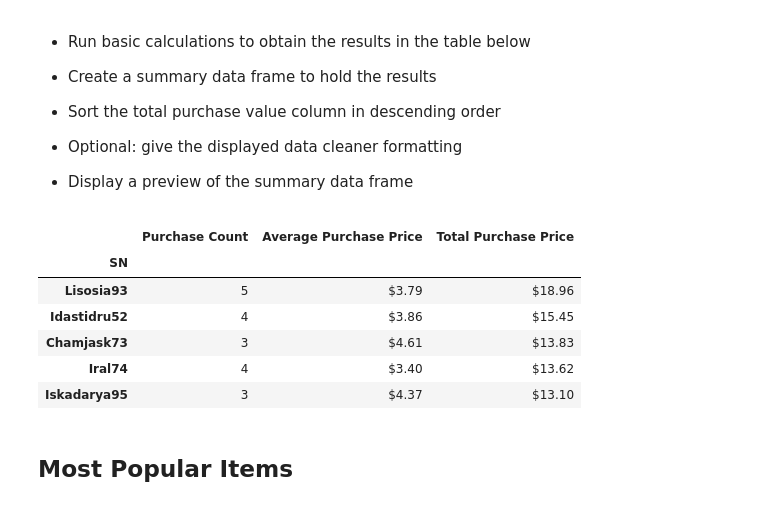
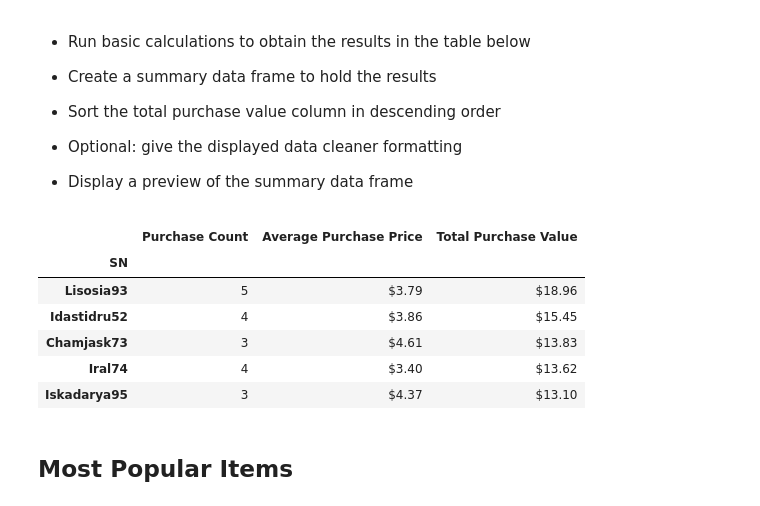
Before and after one commit to magogate/pandas-challenge, a Jupyter notebook: HeroesOfPymoli/HeroesOfPymoli_starter.ipynb, the cells around one changed output. Cells and saved outputs as stored; diff of their text form; code cells hidden in the pictures.

Commit message:
Changed column header in one of the DataFrame

```diff
--- a/HeroesOfPymoli/HeroesOfPymoli_starter.ipynb
+++ b/HeroesOfPymoli/HeroesOfPymoli_starter.ipynb
@@ -226,19 +226,19 @@ df_purchase_analysis
 # %%
 #purchase_data[purchase_data["SN"].isin(["Lisosia93", "Idastidru52", "Chamjask73", "Iral74", "Iskadarya95"]) ]
 #here first argumnt : is give "All Rows" and them filter only mentioned column in second argument
 #dfImdb = dfMovies.loc[:, dfMovies.columns.str.contains("IMDB") | dfMovies.columns.str.contains("FILM") ]
 df_top_spender = pd.DataFrame(purchase_data.groupby("SN")["Purchase ID"].count())
 #df_top_spender["Average Purchase Price"] = (purchase_data.groupby("SN")["Price"].sum() / purchase_data.groupby("SN")["Purchase ID"].count()).map("${:,.2f}".format)
 df_top_spender["Average Purchase Price"] = purchase_data.groupby("SN")["Price"].mean().map("${:,.2f}".format)
 df_top_spender["Total Purchase Price"] = round(purchase_data.groupby("SN")["Price"].sum(),2)#.astype(str)
 df_top_spender = df_top_spender.sort_values(by=["Total Purchase Price"], ascending=False)
 df_top_spender["Total Purchase Price"] = df_top_spender["Total Purchase Price"].map("${:,.2f}".format)
-df_top_spender = df_top_spender.rename(columns={"Purchase ID":"Purchase Count"})
+df_top_spender = df_top_spender.rename(columns={"Purchase ID":"Purchase Count","Total Purchase Price":"Total Purchase Value"})
 
 #u can also use iloc instead of head
 df_top_spender.head(5)
 # %% [output]
-|  | Purchase Count | Average Purchase Price | Total Purchase Price |
+|  | Purchase Count | Average Purchase Price | Total Purchase Value |
 | SN |  |  |  |
 | Lisosia93 | 5 | $3.79 | $18.96 |
 | Idastidru52 | 4 | $3.86 | $15.45 |
```
